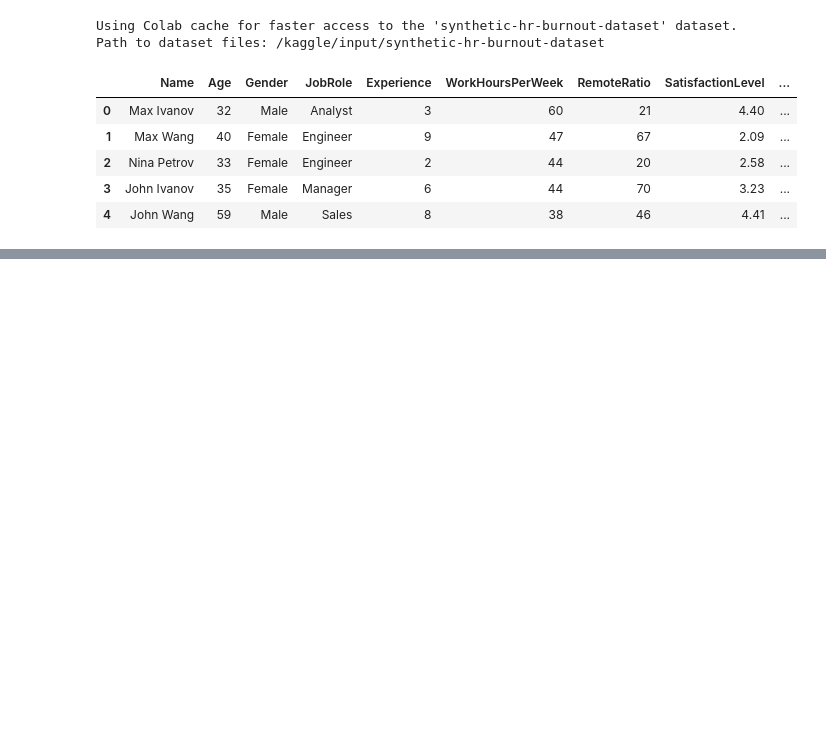
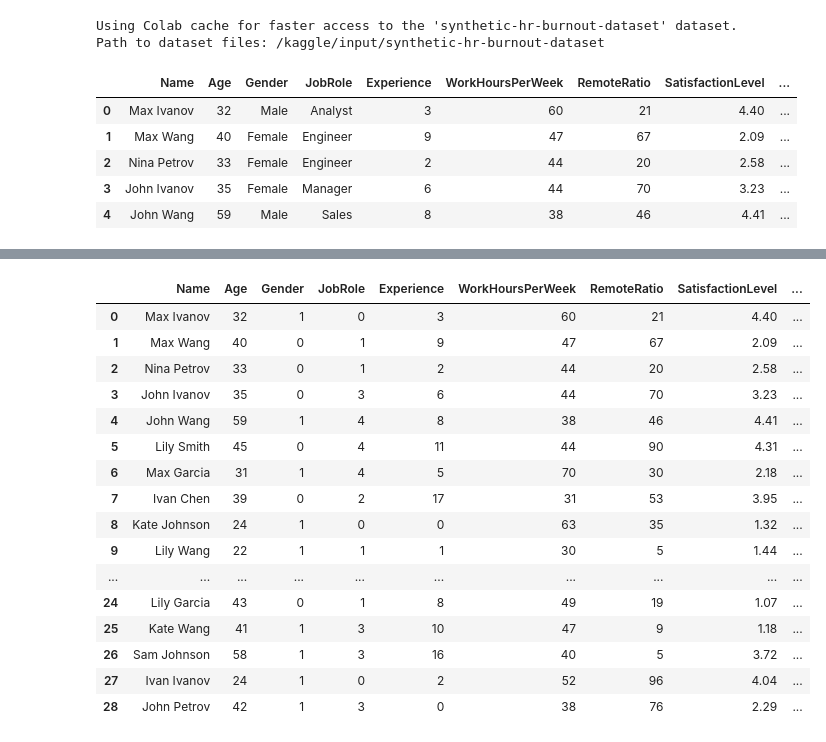
Before and after one commit to 7mid056/synthetic_employee_burnout, a Jupyter notebook: synthetic_employee_burnout.ipynb, the cells around one changed output, grey strips where cells are left out. Drawn from its saved outputs; the diff is of its cells as text; code cells hidden in the pictures; blank space fills up the shorter version.

```diff
--- a/synthetic_employee_burnout.ipynb
+++ b/synthetic_employee_burnout.ipynb
@@ -27,0 +92,31 @@ df.head()
+# %%
+#label encoding
+from sklearn.preprocessing import LabelEncoder
+from sklearn.preprocessing import OneHotEncoder
+
+le = LabelEncoder()
+oe = OneHotEncoder(sparse_output=False)
+df['Gender'] =le.fit_transform(df['Gender'])
+
+df['JobRole'] = le.fit_transform(df['JobRole'])
+
+
+df.head(29)
+# %% [output]
+|  | Name | Age | Gender | JobRole | Experience | WorkHoursPerWeek | RemoteRatio | SatisfactionLevel | ... |
+| 0 | Max Ivanov | 32 | 1 | 0 | 3 | 60 | 21 | 4.40 | ... |
+| 1 | Max Wang | 40 | 0 | 1 | 9 | 47 | 67 | 2.09 | ... |
+| 2 | Nina Petrov | 33 | 0 | 1 | 2 | 44 | 20 | 2.58 | ... |
+| 3 | John Ivanov | 35 | 0 | 3 | 6 | 44 | 70 | 3.23 | ... |
+| 4 | John Wang | 59 | 1 | 4 | 8 | 38 | 46 | 4.41 | ... |
+| 5 | Lily Smith | 45 | 0 | 4 | 11 | 44 | 90 | 4.31 | ... |
+| 6 | Max Garcia | 31 | 1 | 4 | 5 | 70 | 30 | 2.18 | ... |
+| 7 | Ivan Chen | 39 | 0 | 2 | 17 | 31 | 53 | 3.95 | ... |
+| 8 | Kate Johnson | 24 | 1 | 0 | 0 | 63 | 35 | 1.32 | ... |
+| 9 | Lily Wang | 22 | 1 | 1 | 1 | 30 | 5 | 1.44 | ... |
+| ... | ... | ... | ... | ... | ... | ... | ... | ... | ... |
+| 24 | Lily Garcia | 43 | 0 | 1 | 8 | 49 | 19 | 1.07 | ... |
+| 25 | Kate Wang | 41 | 1 | 3 | 10 | 47 | 9 | 1.18 | ... |
+| 26 | Sam Johnson | 58 | 1 | 3 | 16 | 40 | 5 | 3.72 | ... |
+| 27 | Ivan Ivanov | 24 | 1 | 0 | 2 | 52 | 96 | 4.04 | ... |
+| 28 | John Petrov | 42 | 1 | 3 | 0 | 38 | 76 | 2.29 | ... |
```
Also changed, not shown: parts of 19 cells of this notebook.
